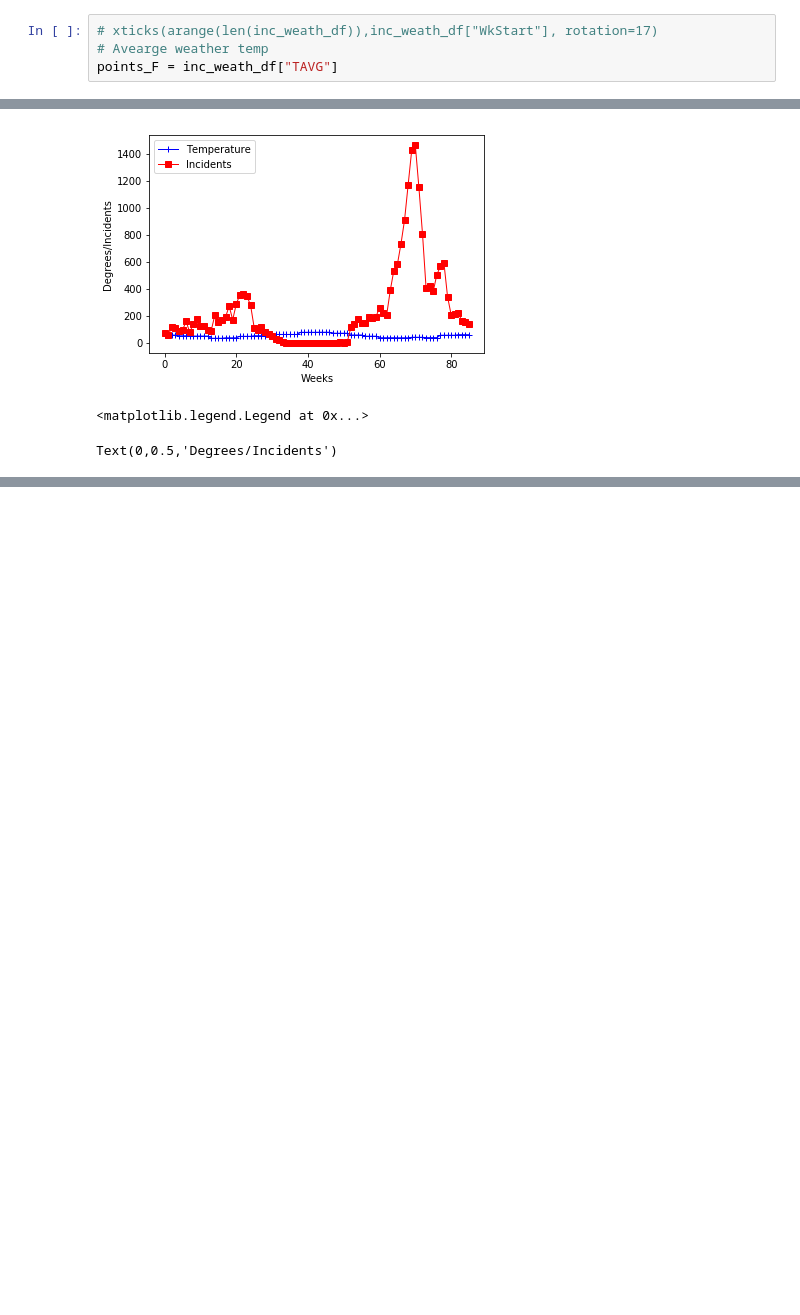
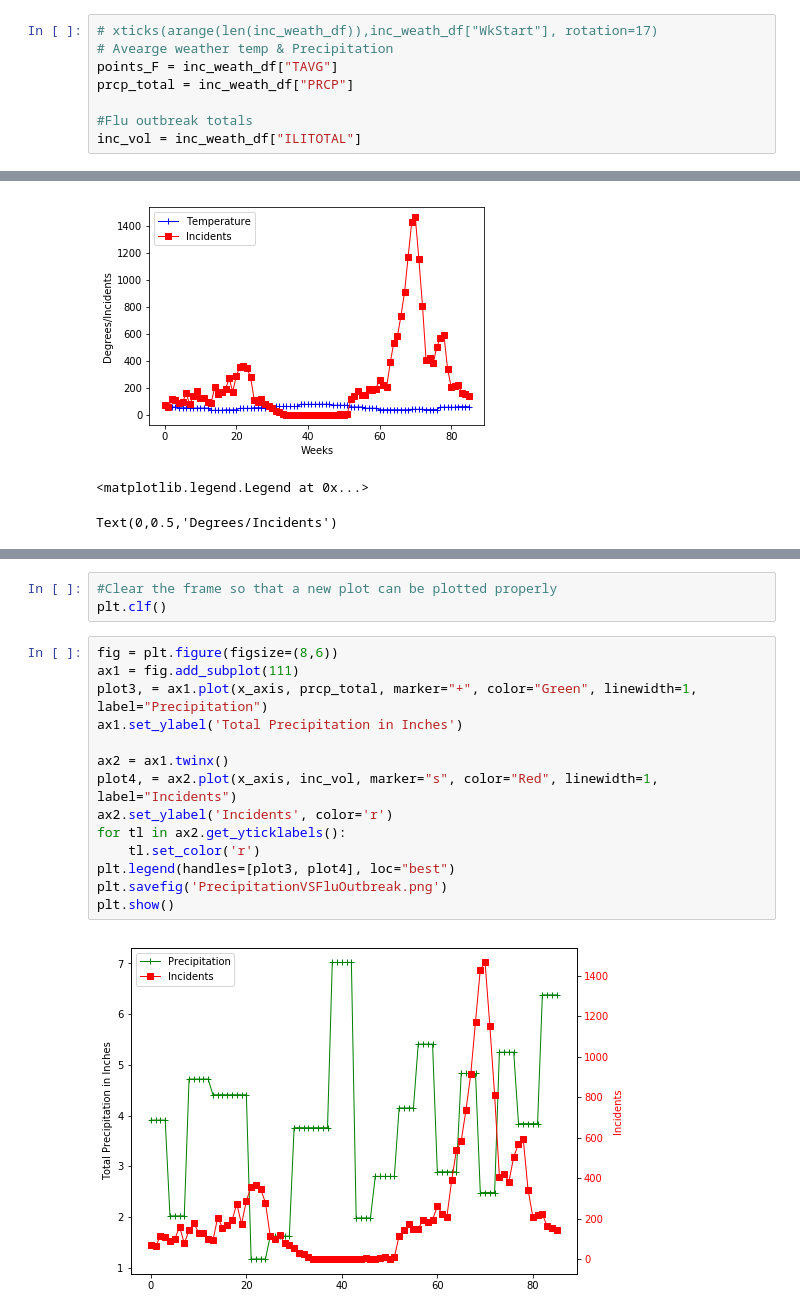
Before and after one commit to giolee88/FluTracker, a Jupyter notebook: Code/incident_vs_weather.ipynb, the cells around one changed output, grey strips where cells are left out. Drawn from its saved outputs; the diff is of its cells as text; blank space fills up the shorter version.

```diff
--- a/Code/incident_vs_weather.ipynb
+++ b/Code/incident_vs_weather.ipynb
@@ -100,5 +100,9 @@ array([ 0,  1,  2,  3,  4,  5,  6,  7,  8,  9, 10, 11, 12, 13, 14, 15, 16,
        85])
 # %%
 # xticks(arange(len(inc_weath_df)),inc_weath_df["WkStart"], rotation=17)
-# Avearge weather temp
+# Avearge weather temp & Precipitation
 points_F = inc_weath_df["TAVG"]
+prcp_total = inc_weath_df["PRCP"]
+
+#Flu outbreak totals
+inc_vol = inc_weath_df["ILITOTAL"]
@@ -140,0 +144,19 @@ plt.show()
+# %%
+#Clear the frame so that a new plot can be plotted properly
+plt.clf()
+# %%
+fig = plt.figure(figsize=(8,6))
+ax1 = fig.add_subplot(111)
+plot3, = ax1.plot(x_axis, prcp_total, marker="+", color="Green", linewidth=1, label="Precipitation")
+ax1.set_ylabel('Total Precipitation in Inches')
+
+ax2 = ax1.twinx()
+plot4, = ax2.plot(x_axis, inc_vol, marker="s", color="Red", linewidth=1, label="Incidents")
+ax2.set_ylabel('Incidents', color='r')
+for tl in ax2.get_yticklabels():
+    tl.set_color('r')
+plt.legend(handles=[plot3, plot4], loc="best")
+plt.savefig('PrecipitationVSFluOutbreak.png')
+plt.show()
+# %% [output]
+[figure, added]
```
Also changed, not shown: parts of 2 cells of this notebook, 4 other files.
